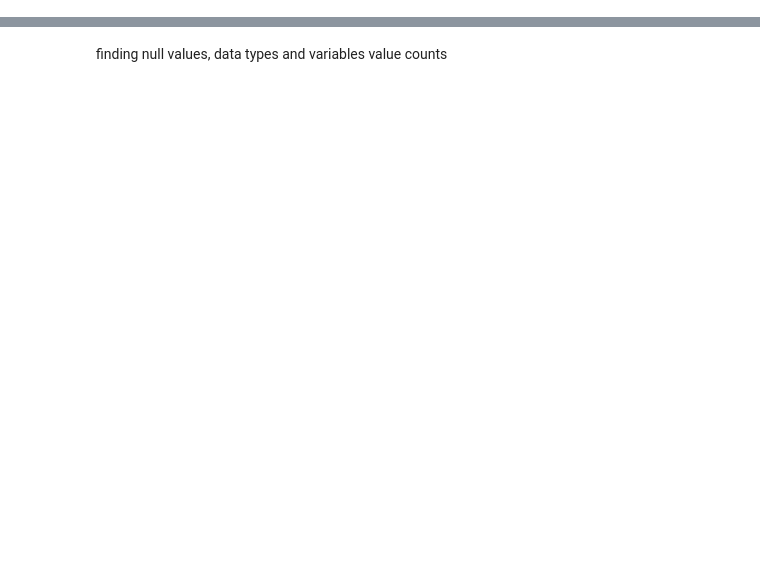
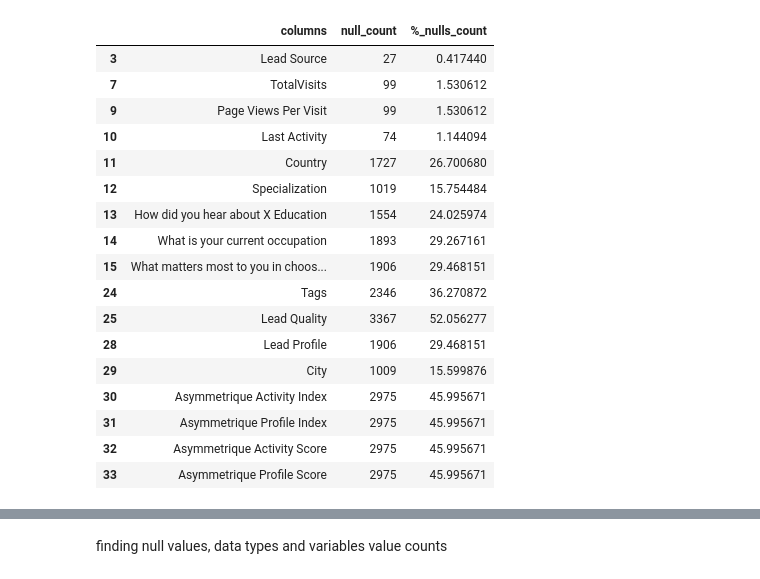
Before and after one commit to Janavi0308/lead-scoring, a Jupyter notebook: lead_scoring.ipynb, the cells around one changed output, grey strips where cells are left out. Drawn from its saved outputs; the diff is of its cells as text; code cells hidden in the pictures; blank space fills up the shorter version.

```diff
--- a/lead_scoring.ipynb
+++ b/lead_scoring.ipynb
@@ -65,0 +87,22 @@ print(data.shape)
+# %%
+nulls_tmp = nulls_count[nulls_count['%_nulls_count']!=0]
+nulls_tmp
+# %% [output]
+|  | columns | null_count | %_nulls_count |
+| 3 | Lead Source | 27 | 0.417440 |
+| 7 | TotalVisits | 99 | 1.530612 |
+| 9 | Page Views Per Visit | 99 | 1.530612 |
+| 10 | Last Activity | 74 | 1.144094 |
+| 11 | Country | 1727 | 26.700680 |
+| 12 | Specialization | 1019 | 15.754484 |
+| 13 | How did you hear about X Education | 1554 | 24.025974 |
+| 14 | What is your current occupation | 1893 | 29.267161 |
+| 15 | What matters most to you in choos... | 1906 | 29.468151 |
+| 24 | Tags | 2346 | 36.270872 |
+| 25 | Lead Quality | 3367 | 52.056277 |
+| 28 | Lead Profile | 1906 | 29.468151 |
+| 29 | City | 1009 | 15.599876 |
+| 30 | Asymmetrique Activity Index | 2975 | 45.995671 |
+| 31 | Asymmetrique Profile Index | 2975 | 45.995671 |
+| 32 | Asymmetrique Activity Score | 2975 | 45.995671 |
+| 33 | Asymmetrique Profile Score | 2975 | 45.995671 |
```
Also changed, not shown: parts of 23 cells of this notebook.
